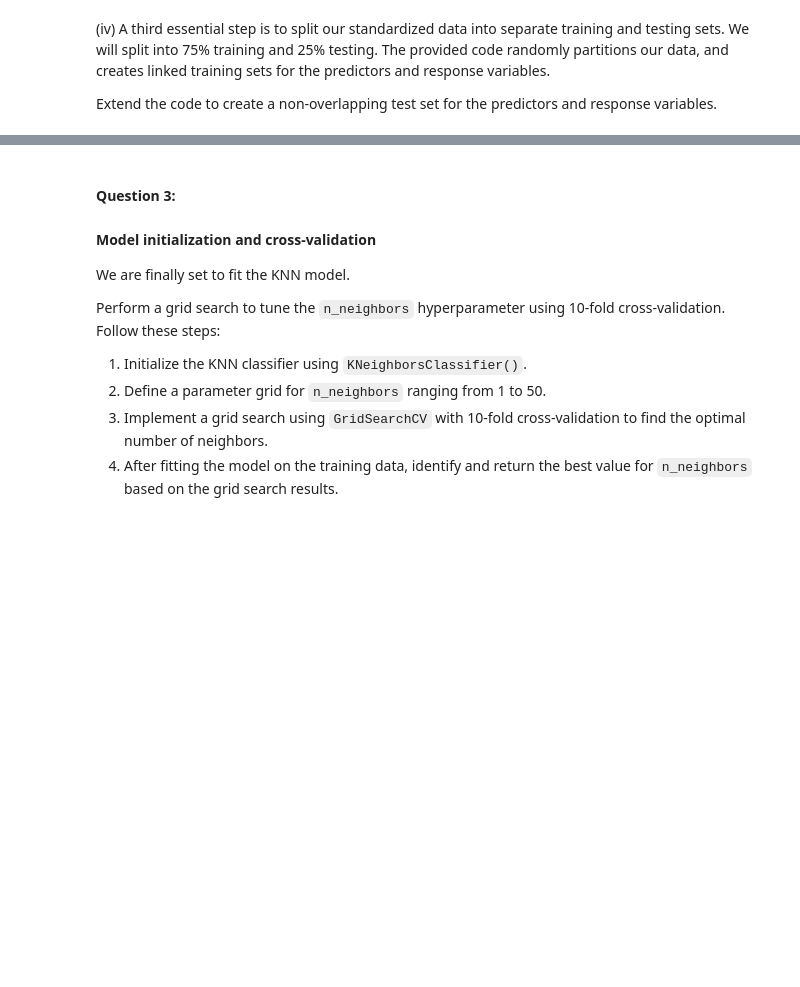
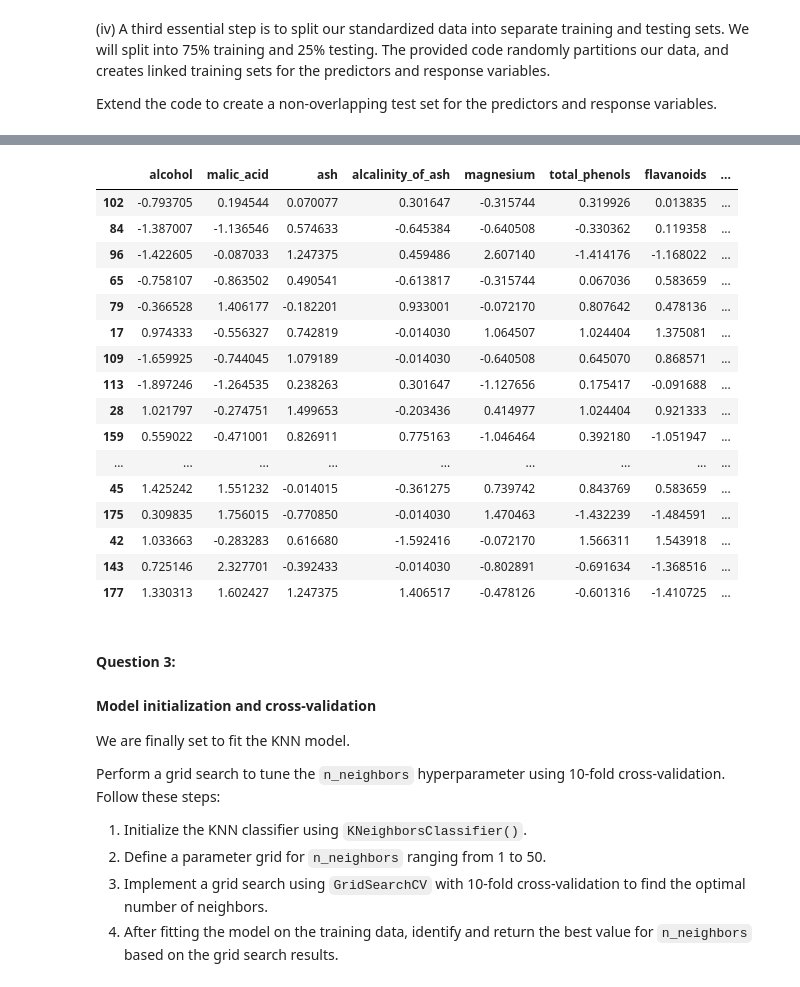
Before and after one commit to azharhasan/LCR, a Jupyter notebook: 02_activities/assignments/assignment_1.ipynb, the cells around one changed output, grey strips where cells are left out. Saved outputs shown, nothing was run; the diff lists cells and outputs as text; code cells hidden in the pictures; blank space fills up the shorter version.

```diff
--- a/02_activities/assignments/assignment_1.ipynb
+++ b/02_activities/assignments/assignment_1.ipynb
@@ -186,4 +218,24 @@ wine_df_train
 133 rows × 14 columns
+# %%
+predictors_test
+# %% [output]
+|  | alcohol | malic_acid | ash | alcalinity_of_ash | magnesium | total_phenols | flavanoids | ... |
+| 102 | -0.793705 | 0.194544 | 0.070077 | 0.301647 | -0.315744 | 0.319926 | 0.013835 | ... |
+| 84 | -1.387007 | -1.136546 | 0.574633 | -0.645384 | -0.640508 | -0.330362 | 0.119358 | ... |
+| 96 | -1.422605 | -0.087033 | 1.247375 | 0.459486 | 2.607140 | -1.414176 | -1.168022 | ... |
+| 65 | -0.758107 | -0.863502 | 0.490541 | -0.613817 | -0.315744 | 0.067036 | 0.583659 | ... |
+| 79 | -0.366528 | 1.406177 | -0.182201 | 0.933001 | -0.072170 | 0.807642 | 0.478136 | ... |
+| 17 | 0.974333 | -0.556327 | 0.742819 | -0.014030 | 1.064507 | 1.024404 | 1.375081 | ... |
+| 109 | -1.659925 | -0.744045 | 1.079189 | -0.014030 | -0.640508 | 0.645070 | 0.868571 | ... |
+| 113 | -1.897246 | -1.264535 | 0.238263 | 0.301647 | -1.127656 | 0.175417 | -0.091688 | ... |
+| 28 | 1.021797 | -0.274751 | 1.499653 | -0.203436 | 0.414977 | 1.024404 | 0.921333 | ... |
+| 159 | 0.559022 | -0.471001 | 0.826911 | 0.775163 | -1.046464 | 0.392180 | -1.051947 | ... |
+| ... | ... | ... | ... | ... | ... | ... | ... | ... |
+| 45 | 1.425242 | 1.551232 | -0.014015 | -0.361275 | 0.739742 | 0.843769 | 0.583659 | ... |
+| 175 | 0.309835 | 1.756015 | -0.770850 | -0.014030 | 1.470463 | -1.432239 | -1.484591 | ... |
+| 42 | 1.033663 | -0.283283 | 0.616680 | -1.592416 | -0.072170 | 1.566311 | 1.543918 | ... |
+| 143 | 0.725146 | 2.327701 | -0.392433 | -0.014030 | -0.802891 | -0.691634 | -1.368516 | ... |
+| 177 | 1.330313 | 1.602427 | 1.247375 | 1.406517 | -0.478126 | -0.601316 | -1.410725 | ... |
 # %% [markdown]
 #### **Question 3:**
 #### Model initialization and cross-validation
```
Also changed, not shown: parts of 4 cells of this notebook.
